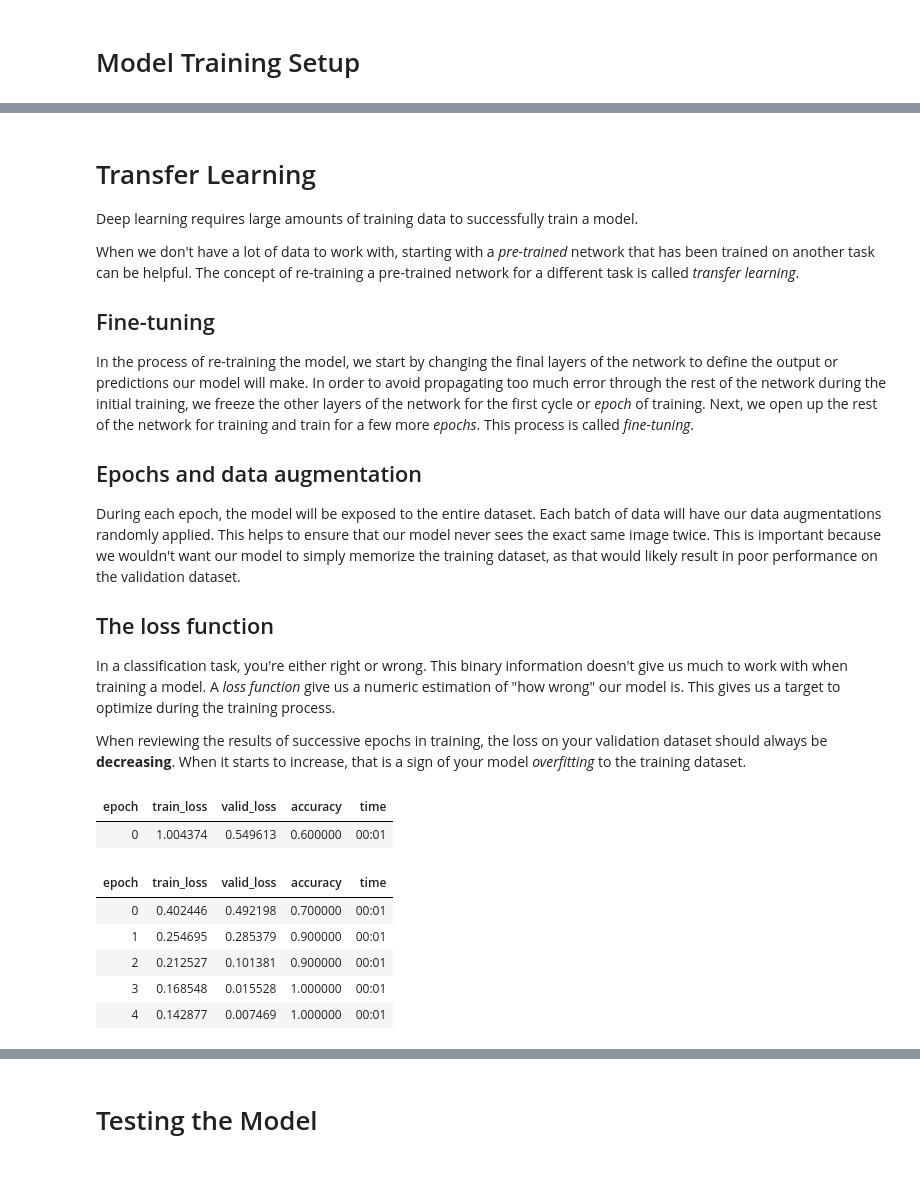
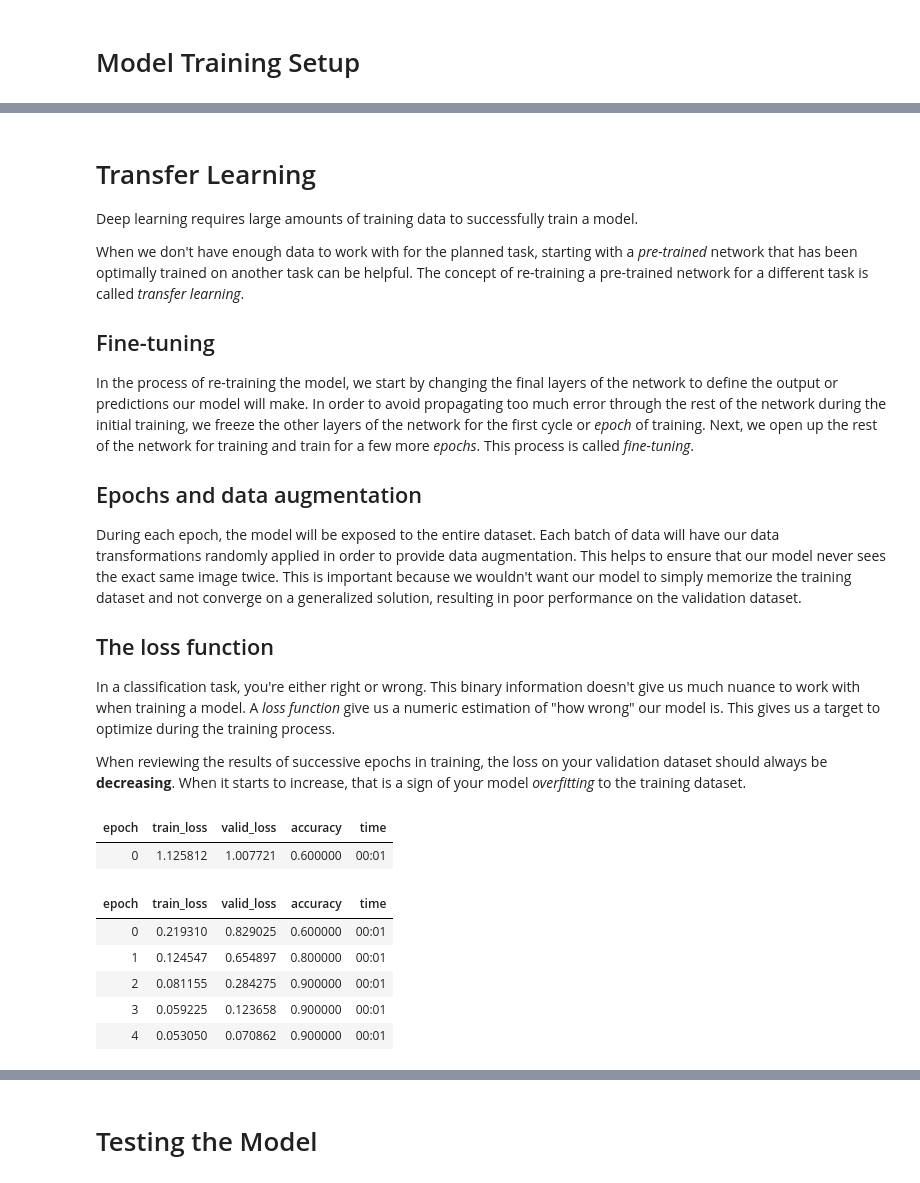
Before and after one commit to wfwiggins/RSNA-Image-AI-2020, a Jupyter notebook: RSNA20_Image_Classification.ipynb, the cells around one changed output, grey strips where cells are left out. Drawn from its saved outputs; the diff is of its cells as text; code cells hidden in the pictures.

```diff
--- a/RSNA20_Image_Classification.ipynb
+++ b/RSNA20_Image_Classification.ipynb
@@ -102,7 +106,7 @@ learn.lr_find();
 
 Deep learning requires large amounts of training data to successfully train a model.
 
-When we don't have a lot of data to work with, starting with a _pre-trained_ network that has been trained on another task can be helpful. The concept of re-training a pre-trained network for a different task is called _transfer learning_.
+When we don't have enough data to work with for the planned task, starting with a _pre-trained_ network that has been optimally trained on another task can be helpful. The concept of re-training a pre-trained network for a different task is called _transfer learning_.
 
 ## Fine-tuning
 
@@ -110,32 +114,33 @@ In the process of re-training the model, we start by changing the final layers o
 
 ## Epochs and data augmentation
 
-During each epoch, the model will be exposed to the entire dataset. Each batch of data will have our data augmentations randomly applied. This helps to ensure that our model never sees the exact same image twice. This is important because we wouldn't want our model to simply memorize the training dataset, as that would likely result in poor performance on the validation dataset.
+During each epoch, the model will be exposed to the entire dataset. Each batch of data will have our data transformations randomly applied in order to provide data augmentation. This helps to ensure that our model never sees the exact same image twice. This is important because we wouldn't want our model to simply memorize the training dataset and not converge on a generalized solution, resulting in poor performance on the validation dataset.
 
 ## The loss function
 
-In a classification task, you're either right or wrong. This binary information doesn't give us much to work with when training a model. A _loss function_ give us a numeric estimation of "how wrong" our model is. This gives us a target to optimize during the training process.
+In a classification task, you're either right or wrong. This binary information doesn't give us much nuance to work with when training a model. A _loss function_ give us a numeric estimation of "how wrong" our model is. This gives us a target to optimize during the training process.
 
 When reviewing the results of successive epochs in training, the loss on your validation dataset should always be **decreasing**. When it starts to increase, that is a sign of your model _overfitting_ to the training dataset.
 # %%
 #@title Fine-tune the model
 
 #@markdown First, choose the number of epochs for which you will train your model.
 #@markdown Then, choose a base learning rate based on the results in the `LRFinder` plot above.
 
 #@markdown Finally, run the cell to train the model.
 #@markdown After you've seen the results of your experiment, you can re-run this cell with different hyperparameters to see how they affect the result.
 
 epochs = 5 #@param {type: "integer"}
 base_lr = 2e-3 #@param {type: "number"}
 
-learn.fine_tune(5, base_lr=base_lr)
+learn = cnn_learner(dls, resnet18, metrics=accuracy, seed=42)
+learn.fine_tune(epochs, base_lr=base_lr)
 # %% [output]
 | epoch | train_loss | valid_loss | accuracy | time |
-| 0 | 1.004374 | 0.549613 | 0.600000 | 00:01 |
+| 0 | 1.125812 | 1.007721 | 0.600000 | 00:01 |
 | epoch | train_loss | valid_loss | accuracy | time |
-| 0 | 0.402446 | 0.492198 | 0.700000 | 00:01 |
-| 1 | 0.254695 | 0.285379 | 0.900000 | 00:01 |
-| 2 | 0.212527 | 0.101381 | 0.900000 | 00:01 |
-| 3 | 0.168548 | 0.015528 | 1.000000 | 00:01 |
-| 4 | 0.142877 | 0.007469 | 1.000000 | 00:01 |
+| 0 | 0.219310 | 0.829025 | 0.600000 | 00:01 |
+| 1 | 0.124547 | 0.654897 | 0.800000 | 00:01 |
+| 2 | 0.081155 | 0.284275 | 0.900000 | 00:01 |
+| 3 | 0.059225 | 0.123658 | 0.900000 | 00:01 |
+| 4 | 0.053050 | 0.070862 | 0.900000 | 00:01 |
```
Also changed, not shown: parts of 11 cells of this notebook.
